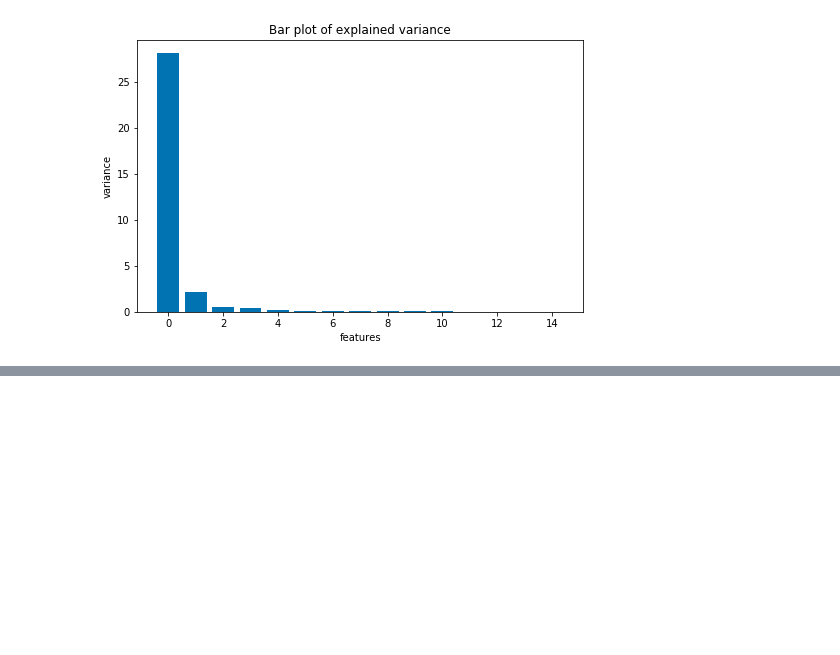
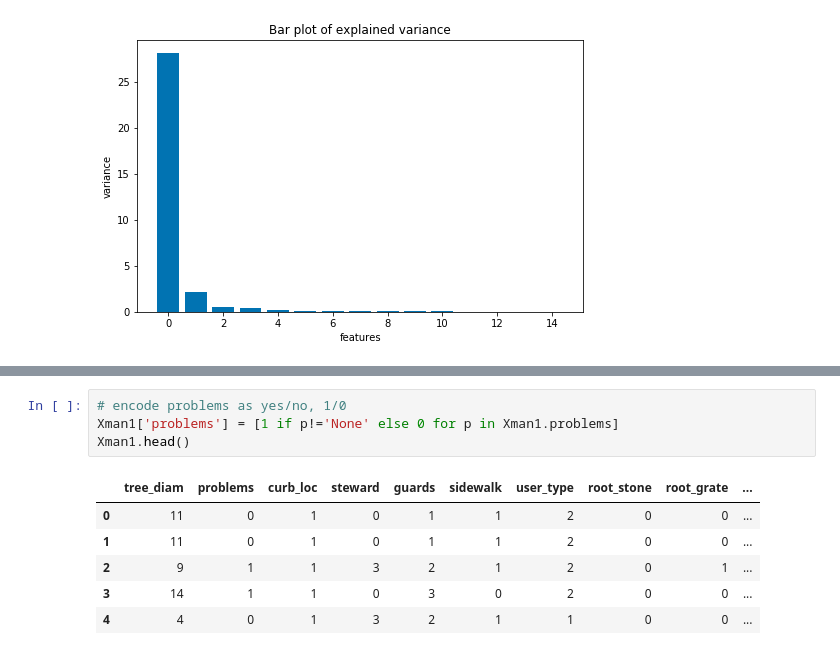
Before and after one commit to aspds18/Springboard_capstone1, a Jupyter notebook: Capstone1.ipynb, the cells around one changed output, grey strips where cells are left out. Saved outputs shown, nothing was run; the diff lists cells and outputs as text; blank space fills up the shorter version.

```diff
--- a/Capstone1.ipynb
+++ b/Capstone1.ipynb
@@ -1167,0 +1206,11 @@ Text(0, 0.5, 'variance')
+# %%
+# encode problems as yes/no, 1/0
+Xman1['problems'] = [1 if p!='None' else 0 for p in Xman1.problems]
+Xman1.head()
+# %% [output]
+|  | tree_diam | problems | curb_loc | steward | guards | sidewalk | user_type | root_stone | root_grate | ... |
+| 0 | 11 | 0 | 1 | 0 | 1 | 1 | 2 | 0 | 0 | ... |
+| 1 | 11 | 0 | 1 | 0 | 1 | 1 | 2 | 0 | 0 | ... |
+| 2 | 9 | 1 | 1 | 3 | 2 | 1 | 2 | 0 | 1 | ... |
+| 3 | 14 | 1 | 1 | 0 | 3 | 0 | 2 | 0 | 0 | ... |
+| 4 | 4 | 0 | 1 | 3 | 2 | 1 | 1 | 0 | 0 | ... |
```
Also changed, not shown: parts of 31 cells of this notebook.
